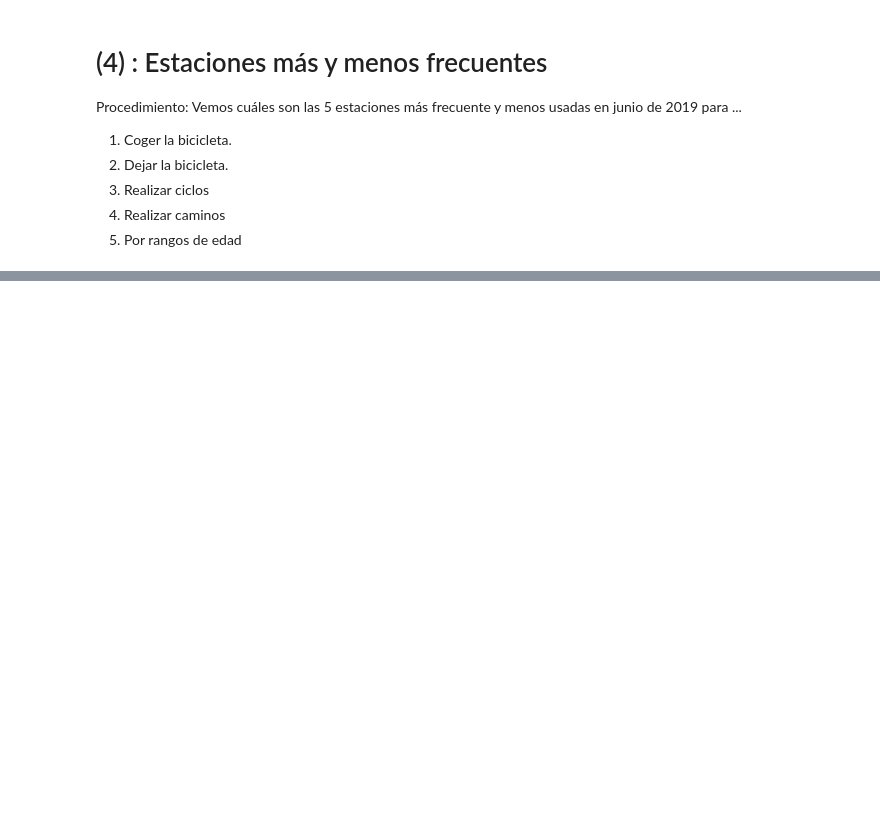
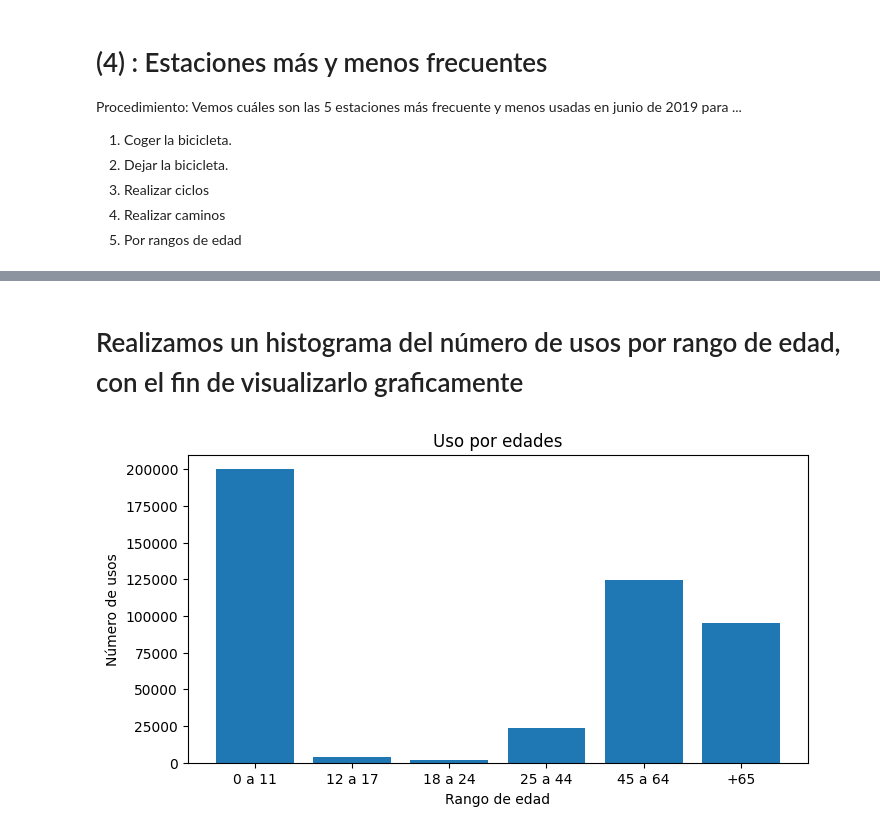
Before and after one commit to TeresaBallesterNavarro/Bicimad_Grupo16, a Jupyter notebook: practica_spark.ipynb, the cells around one changed output, grey strips where cells are left out. Drawn from its saved outputs; the diff is of its cells as text; code cells hidden in the pictures; blank space fills up the shorter version.

```diff
--- a/practica_spark.ipynb
+++ b/practica_spark.ipynb
@@ -65,3 +91,0 @@ rdd.map(FiletoDic).take(1)
-# %%
-rdd1 = rdd.map(FiletoDic)
-rdd.map(FiletoDic).take(10)
@@ -420,0 +481,12 @@ NameError: name 'usuarios_niños' is not defined
+# %% [markdown]
+# Realizamos un histograma del número de usos por rango de edad, con el fin de visualizarlo graficamente
+# %%
+usos_edades = [usos_niños,usos_adolescentes,usos_jovenes,usos_jovenes_adultos,usos_adultos,usos_mayores]
+plt.figure(figsize=(8,4))
+plt.bar(edades, usos_edades)
+plt.ylabel('Número de usos')
+plt.xlabel('Rango de edad')
+plt.title('Uso por edades')
+plt.show()
+# %% [output]
+[figure, added]
```
Also changed, not shown: parts of 32 cells of this notebook, 1 other file.
